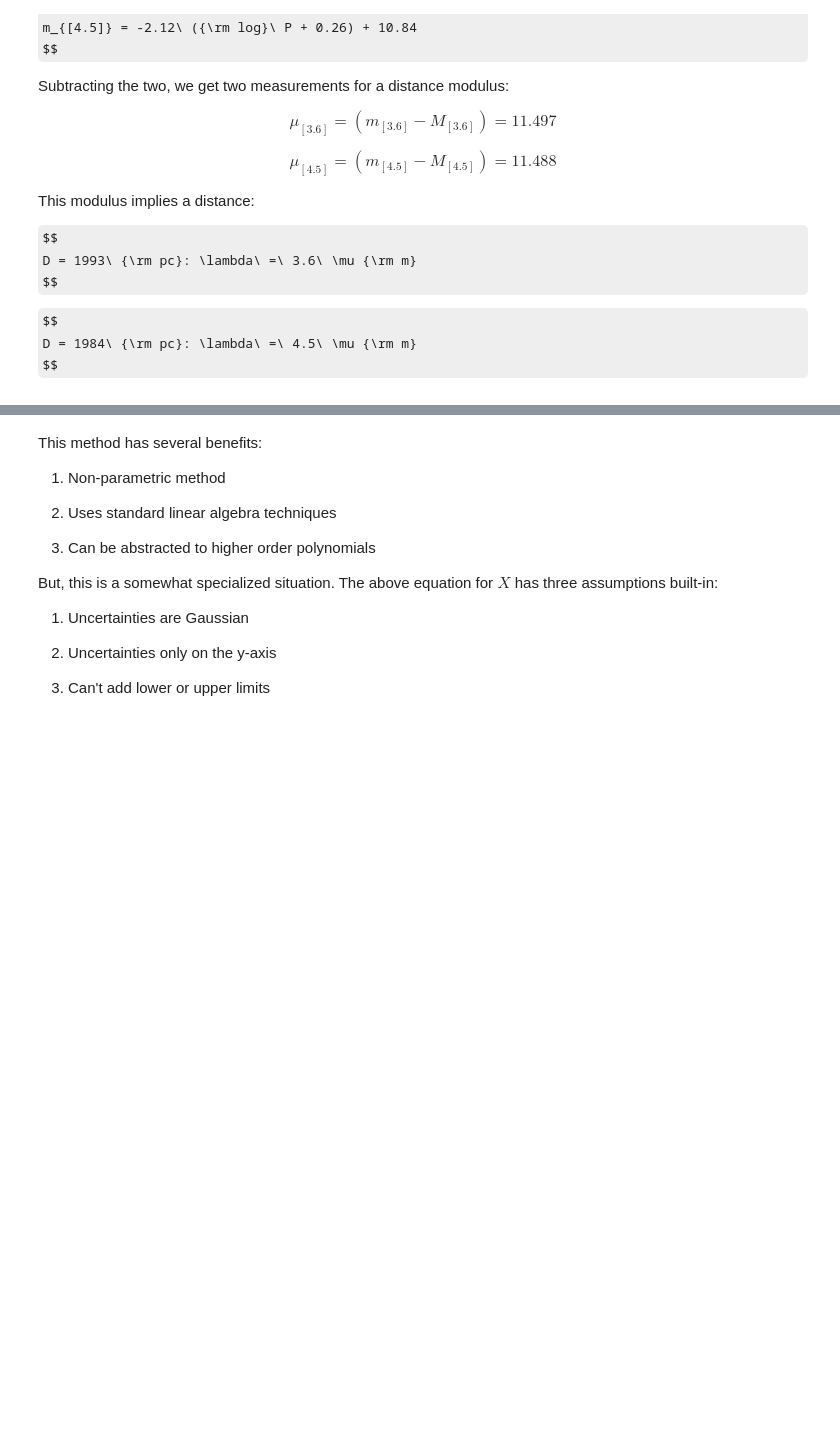
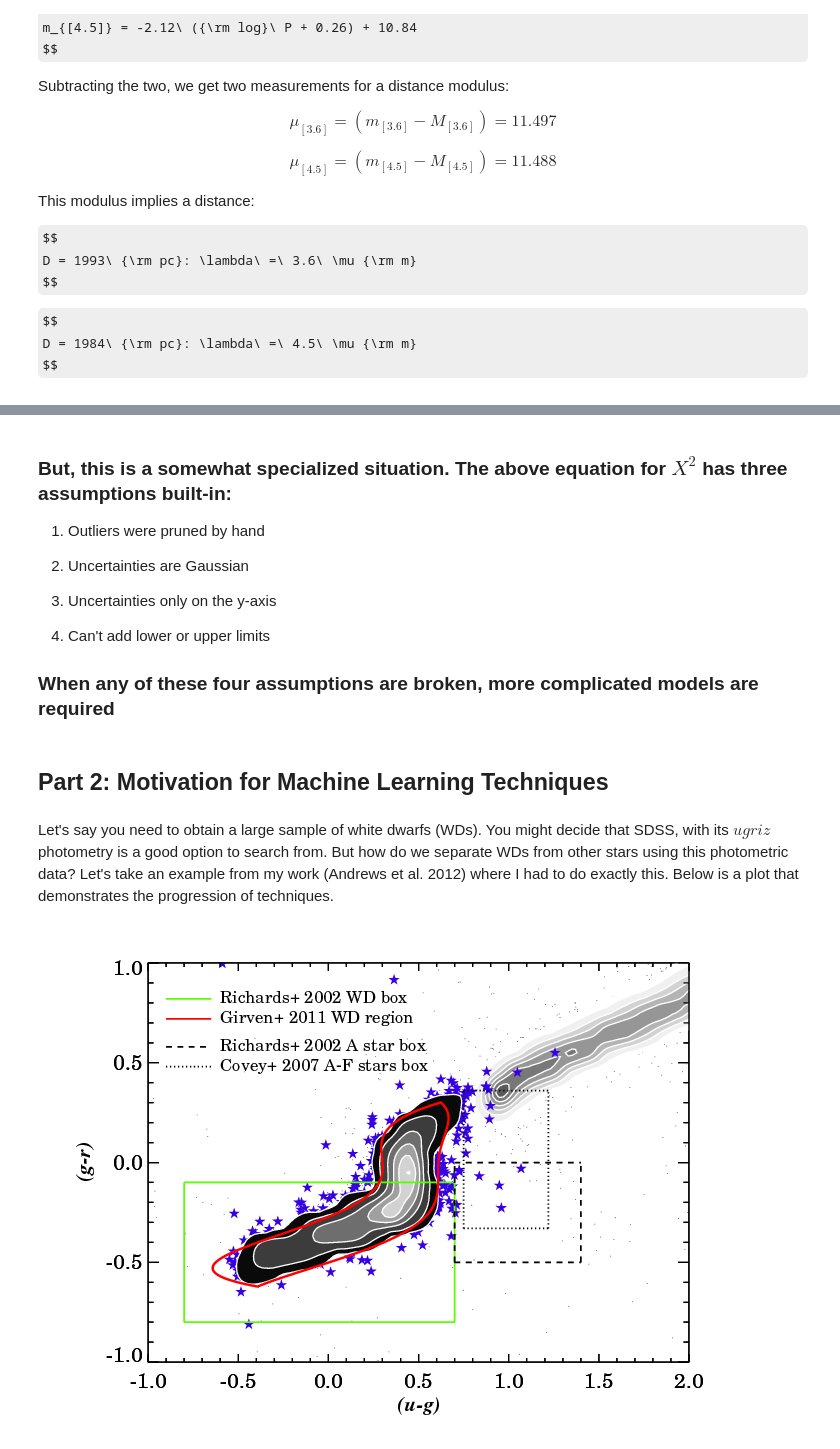
Before and after one commit to astroJeff/SMAC, a Jupyter notebook: Week_0/Week 0 - Introduction.ipynb, the cells around one changed output, grey strips where cells are left out. Cells and saved outputs as stored; diff of their text form; code cells hidden in the pictures; some formulas as TeX source; blank space fills up the shorter version.

```diff
--- a/Week_0/Week 0 - Introduction.ipynb
+++ b/Week_0/Week 0 - Introduction.ipynb
@@ -294,18 +313,27 @@ $$
 # %% [markdown]
-This method has several benefits:
+### But, this is a somewhat specialized situation. The above equation for $X^2$ has three assumptions built-in:
 
-1. Non-parametric method
+1. Outliers were pruned by hand
 
-2. Uses standard linear algebra techniques
+2. Uncertainties are Gaussian
 
-3. Can be abstracted to higher order polynomials
+3. Uncertainties only on the y-axis
+
+4. Can't add lower or upper limits
 
 
-
-But, this is a somewhat specialized situation. The above equation for $X$ has three assumptions built-in:
-
-1. Uncertainties are Gaussian
-
-2. Uncertainties only on the y-axis
-
-3. Can't add lower or upper limits
+### When any of these four assumptions are broken, more complicated models are required
+# %% [markdown]
+## Part 2: Motivation for Machine Learning Techniques
+# %% [markdown]
+Let's say you need to obtain a large sample of white dwarfs (WDs). You might decide that SDSS, with its $ugriz$ photometry is a good option to search from. But how do we separate WDs from other stars using this photometric data? Let's take an example from my work (Andrews et al. 2012) where I had to do exactly this. Below is a plot that demonstrates the progression of techniques.
+# %%
+# Use wand to open pdf images
+from wand.image import Image
+
+# Figure 3 from Andrews et al. (2012)
+img = Image(filename='../data/Week_0/catalog_colors_7.pdf')
+img.rotate(-90)
+img
+# %% [output]
+[figure, added]
```
Also changed, not shown: parts of 25 cells of this notebook, 5 other files.
